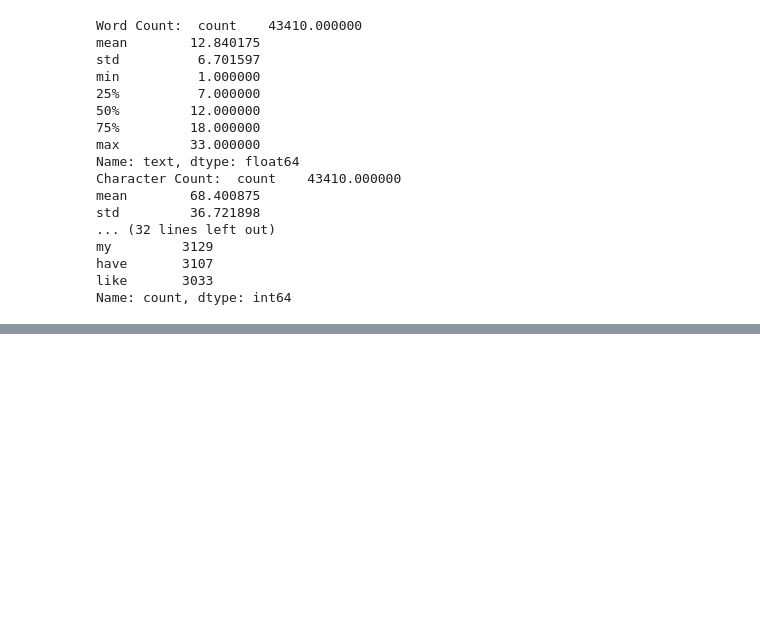
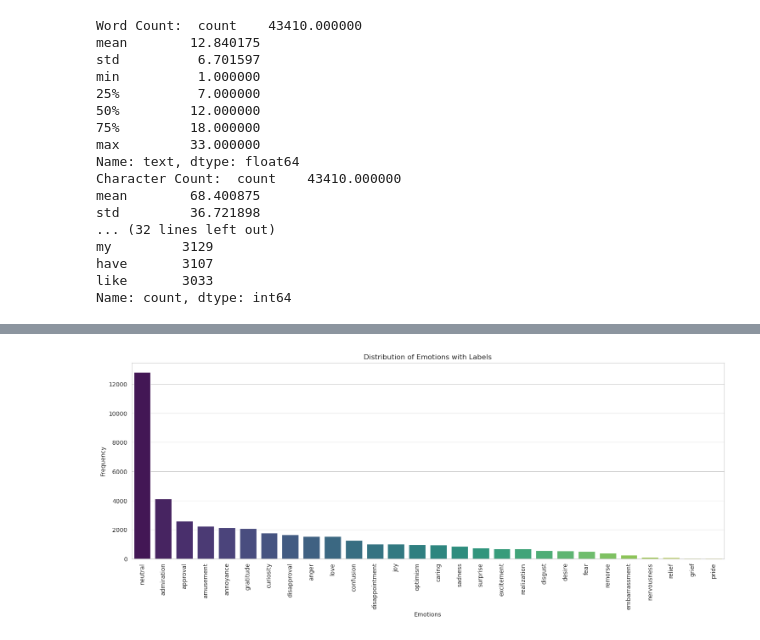
Before and after one commit to jeffreykthomas/AAI-540-Final, a Jupyter notebook: notebook.ipynb, the cells around one changed output, grey strips where cells are left out. Saved outputs shown, nothing was run; the diff lists cells and outputs as text; code cells hidden in the pictures; blank space fills up the shorter version.

```diff
--- a/notebook.ipynb
+++ b/notebook.ipynb
@@ -129,0 +388,20 @@ plt.show()
+# %%
+# Extracting only the first emotion label from each row
+first_emotions = train_df['emotions'].astype(str).str.split(',').str[0].astype(int)
+
+# Applying the mapping to the emotions dataset
+labeled_first_emotions = first_emotions.map(emotion_index_to_label)
+
+# Counting occurrences of each emotion label
+labeled_first_emotion_counts = labeled_first_emotions.value_counts()
+
+# Plotting the distribution of emotions with correct labels and data
+plt.figure(figsize=(18, 6))
+sns.barplot(x=labeled_first_emotion_counts.index, y=labeled_first_emotion_counts.values, hue=labeled_first_emotion_counts.index, palette="viridis", legend=False)
+plt.title('Distribution of Emotions with Labels')
+plt.xlabel('Emotions')
+plt.ylabel('Frequency')
+plt.xticks(rotation=90)
+plt.show()
+# %% [output]
+[figure, added]
```
Also changed, not shown: parts of 28 cells of this notebook.
